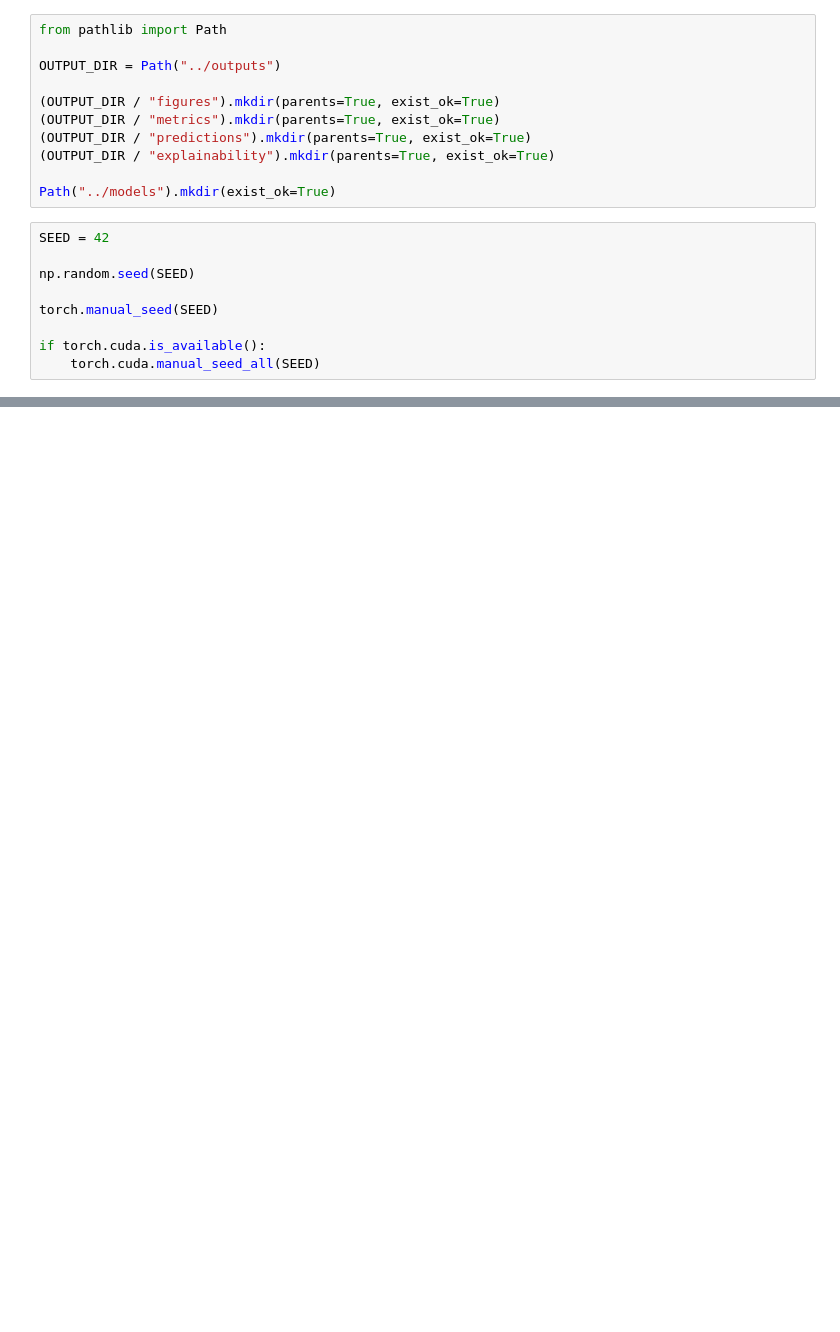
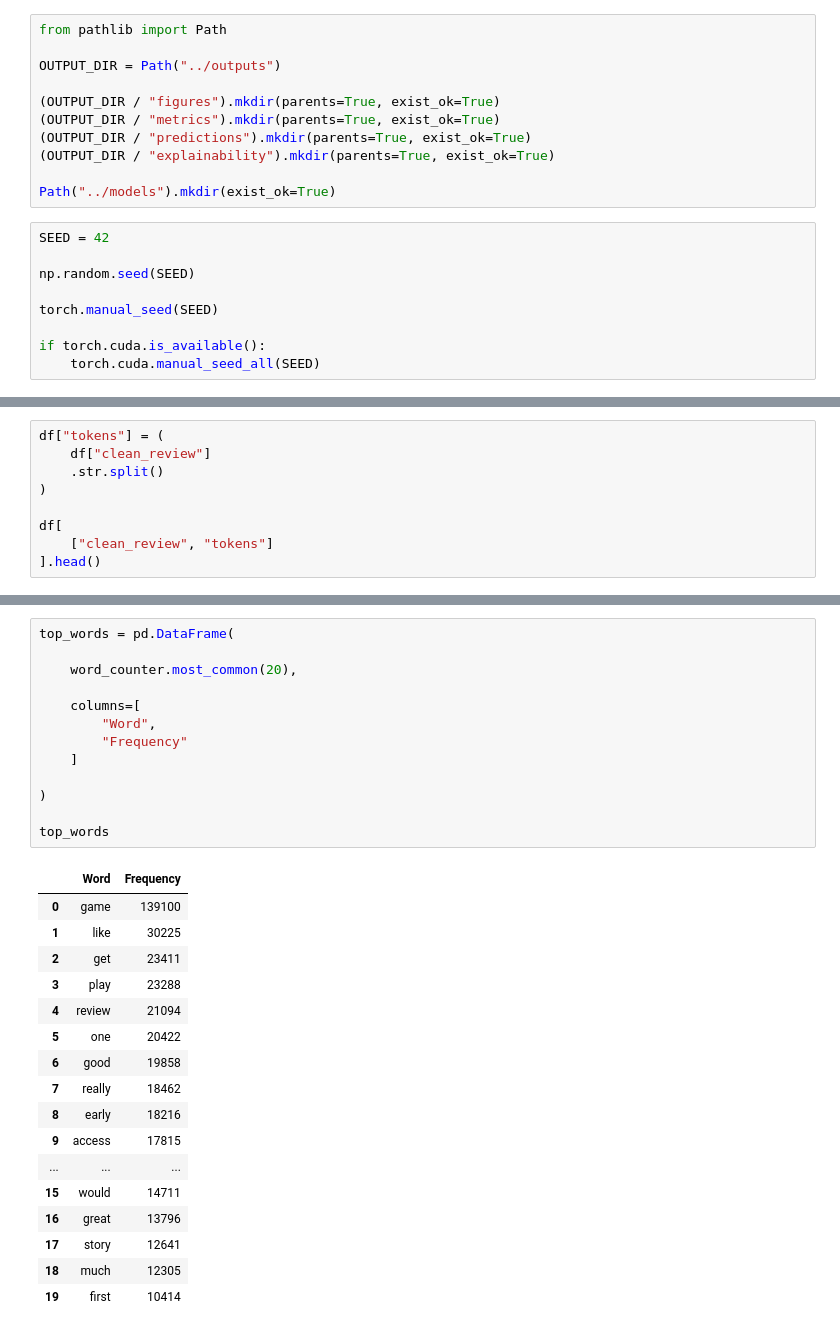
Before and after one commit to sxmimhd/AI-Projects, a Jupyter notebook: 13-nlp-sentiment-analysis/notebooks/nlp.ipynb, the cells around one changed output, grey strips where cells are left out. Cells and saved outputs as stored; diff of their text form; blank space fills up the shorter version.

```diff
--- a/13-nlp-sentiment-analysis/notebooks/nlp.ipynb
+++ b/13-nlp-sentiment-analysis/notebooks/nlp.ipynb
@@ -74,0 +503,9 @@ if torch.cuda.is_available():
+# %%
+df["tokens"] = (
+    df["clean_review"]
+    .str.split()
+)
+
+df[
+    ["clean_review", "tokens"]
+].head()
@@ -74,0 +617,31 @@ if torch.cuda.is_available():
+# %%
+top_words = pd.DataFrame(
+
+    word_counter.most_common(20),
+
+    columns=[
+        "Word",
+        "Frequency"
+    ]
+
+)
+
+top_words
+# %% [output]
+|  | Word | Frequency |
+| 0 | game | 139100 |
+| 1 | like | 30225 |
+| 2 | get | 23411 |
+| 3 | play | 23288 |
+| 4 | review | 21094 |
+| 5 | one | 20422 |
+| 6 | good | 19858 |
+| 7 | really | 18462 |
+| 8 | early | 18216 |
+| 9 | access | 17815 |
+| ... | ... | ... |
+| 15 | would | 14711 |
+| 16 | great | 13796 |
+| 17 | story | 12641 |
+| 18 | much | 12305 |
+| 19 | first | 10414 |
```
Also changed, not shown: parts of 107 cells of this notebook, 29 other files.
